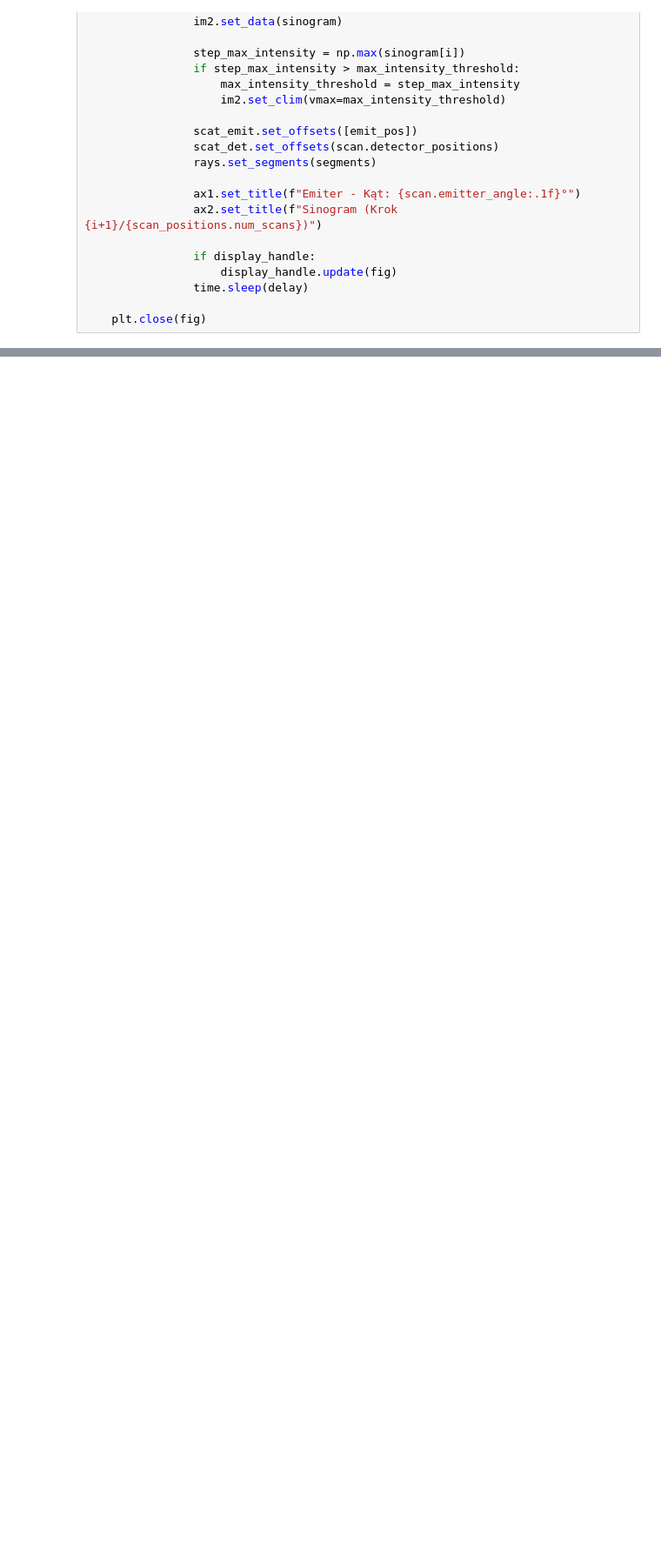
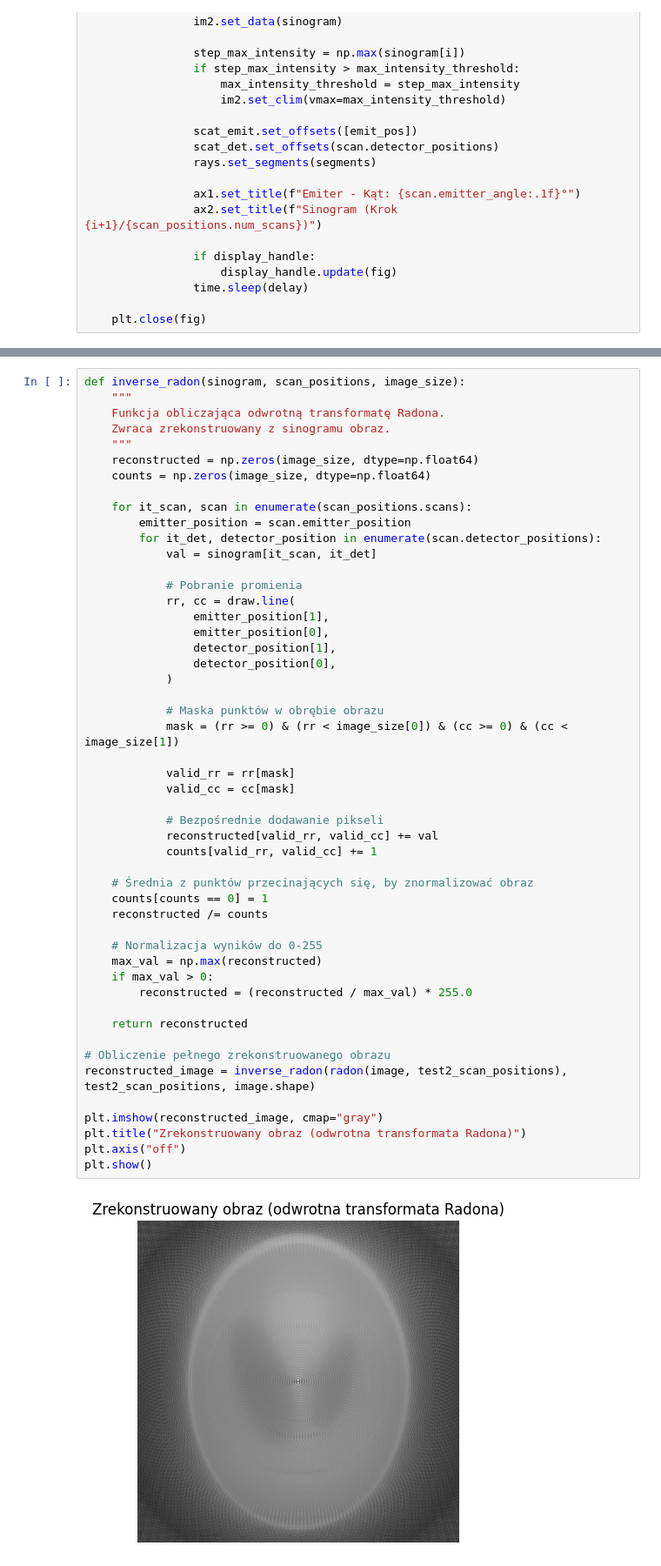
Before and after one commit to pwlsp/tomograf, a Jupyter notebook: tomograf.ipynb, the cells around one changed output, grey strips where cells are left out. Shown at 87% size. Drawn from its saved outputs; the diff is of its cells as text; blank space fills up the shorter version.

```diff
--- a/tomograf.ipynb
+++ b/tomograf.ipynb
@@ -326,0 +331,52 @@ simulate_scan(
+# %%
+def inverse_radon(sinogram, scan_positions, image_size):
+    """
+    Funkcja obliczająca odwrotną transformatę Radona.
+    Zwraca zrekonstruowany z sinogramu obraz.
+    """
+    reconstructed = np.zeros(image_size, dtype=np.float64)
+    counts = np.zeros(image_size, dtype=np.float64)
+
+    for it_scan, scan in enumerate(scan_positions.scans):
+        emitter_position = scan.emitter_position
+        for it_det, detector_position in enumerate(scan.detector_positions):
+            val = sinogram[it_scan, it_det]
+
+            # Pobranie promienia
+            rr, cc = draw.line(
+                emitter_position[1],
+                emitter_position[0],
+                detector_position[1],
+                detector_position[0],
+            )
+
+            # Maska punktów w obrębie obrazu
+            mask = (rr >= 0) & (rr < image_size[0]) & (cc >= 0) & (cc < image_size[1])
+
+            valid_rr = rr[mask]
+            valid_cc = cc[mask]
+
+            # Bezpośrednie dodawanie pikseli
+            reconstructed[valid_rr, valid_cc] += val
+            counts[valid_rr, valid_cc] += 1
+
+    # Średnia z punktów przecinających się, by znormalizować obraz
+    counts[counts == 0] = 1
+    reconstructed /= counts
+
+    # Normalizacja wyników do 0-255
+    max_val = np.max(reconstructed)
+    if max_val > 0:
+        reconstructed = (reconstructed / max_val) * 255.0
+
+    return reconstructed
+
+# Obliczenie pełnego zrekonstruowanego obrazu
+reconstructed_image = inverse_radon(radon(image, test2_scan_positions), test2_scan_positions, image.shape)
+
+plt.imshow(reconstructed_image, cmap="gray")
+plt.title("Zrekonstruowany obraz (odwrotna transformata Radona)")
+plt.axis("off")
+plt.show()
+# %% [output]
+[figure, added]
```
Also changed, not shown: parts of 8 cells of this notebook.
